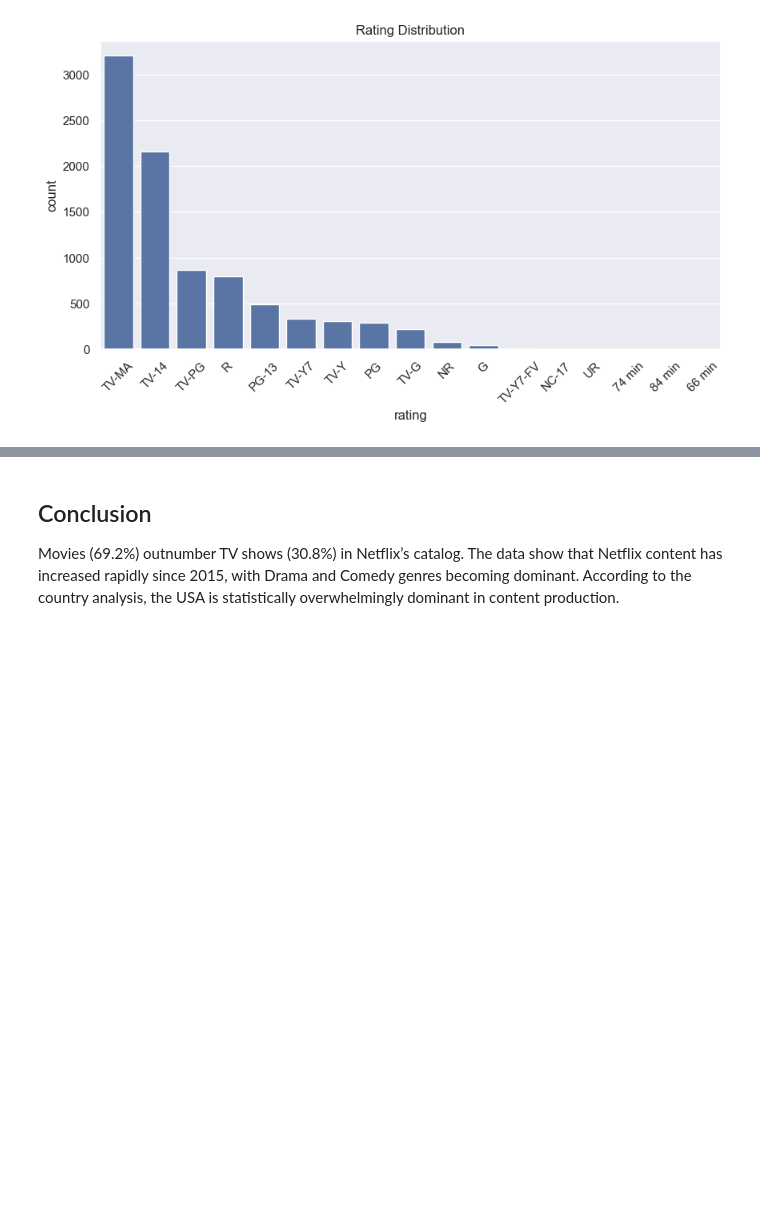
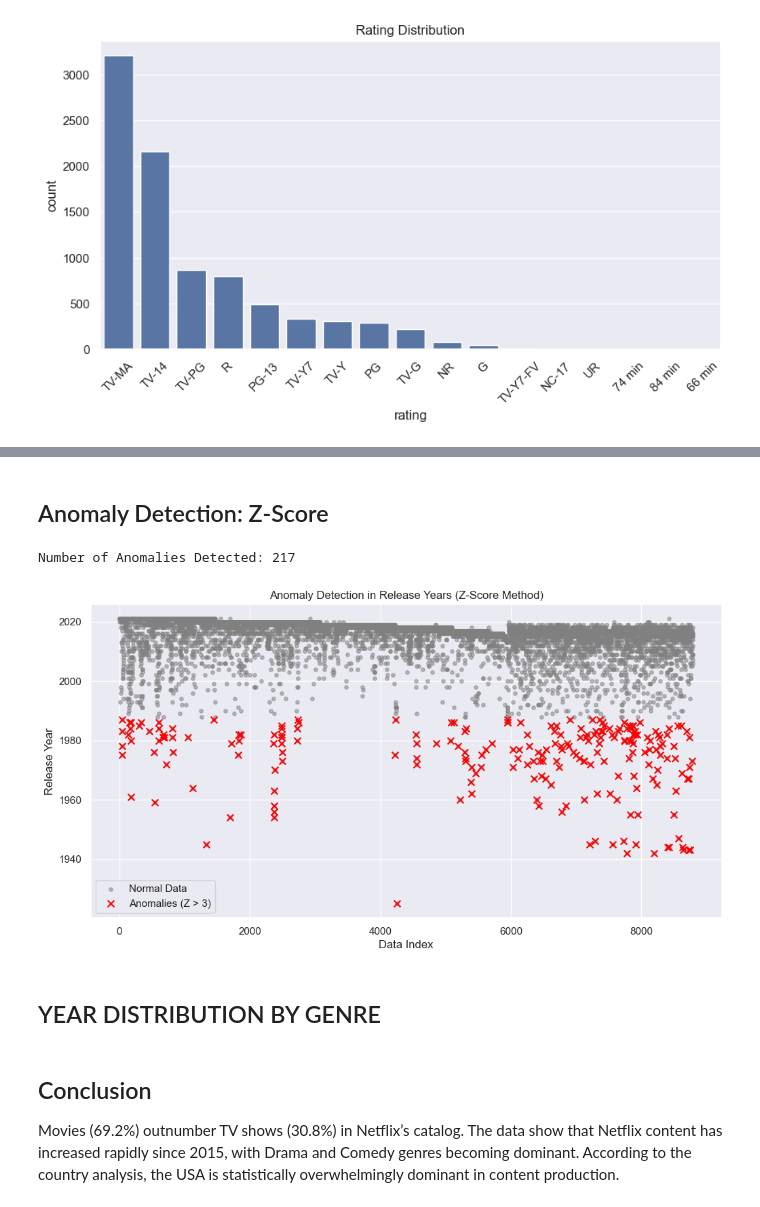
Before and after one commit to basakeris/netflix-analysis-project, a Jupyter notebook: Final_Project_Report.ipynb, the cells around one changed output, grey strips where cells are left out. Cells and saved outputs as stored; diff of their text form; code cells hidden in the pictures; blank space fills up the shorter version.

```diff
--- a/Final_Project_Report.ipynb
+++ b/Final_Project_Report.ipynb
@@ -183,0 +232,25 @@ plt.show()
+# %% [markdown]
+## Anomaly Detection: Z-Score
+# %%
+
+from scipy import stats
+import numpy as np
+
+z_scores = np.abs(stats.zscore(df['release_year'].dropna()))
+anomalies = df.iloc[df['release_year'].dropna().index][z_scores > 3] # Threshold > 3
+
+print(f"Number of Anomalies Detected: {len(anomalies)}")
+
+plt.figure(figsize=(12, 6))
+plt.scatter(df.index, df['release_year'], alpha=0.5, label='Normal Data', s=15, color='gray')
+plt.scatter(anomalies.index, anomalies['release_year'], color='red', label='Anomalies (Z > 3)', s=50, marker='x')
+plt.title("Anomaly Detection in Release Years (Z-Score Method)")
+plt.xlabel("Data Index")
+plt.ylabel("Release Year")
+plt.legend()
+plt.show()
+# %% [output]
+Number of Anomalies Detected: 217
+[figure, added]
+# %% [markdown]
+## YEAR DISTRIBUTION BY GENRE
```
Also changed, not shown: parts of 7 cells of this notebook, 1 other file.
